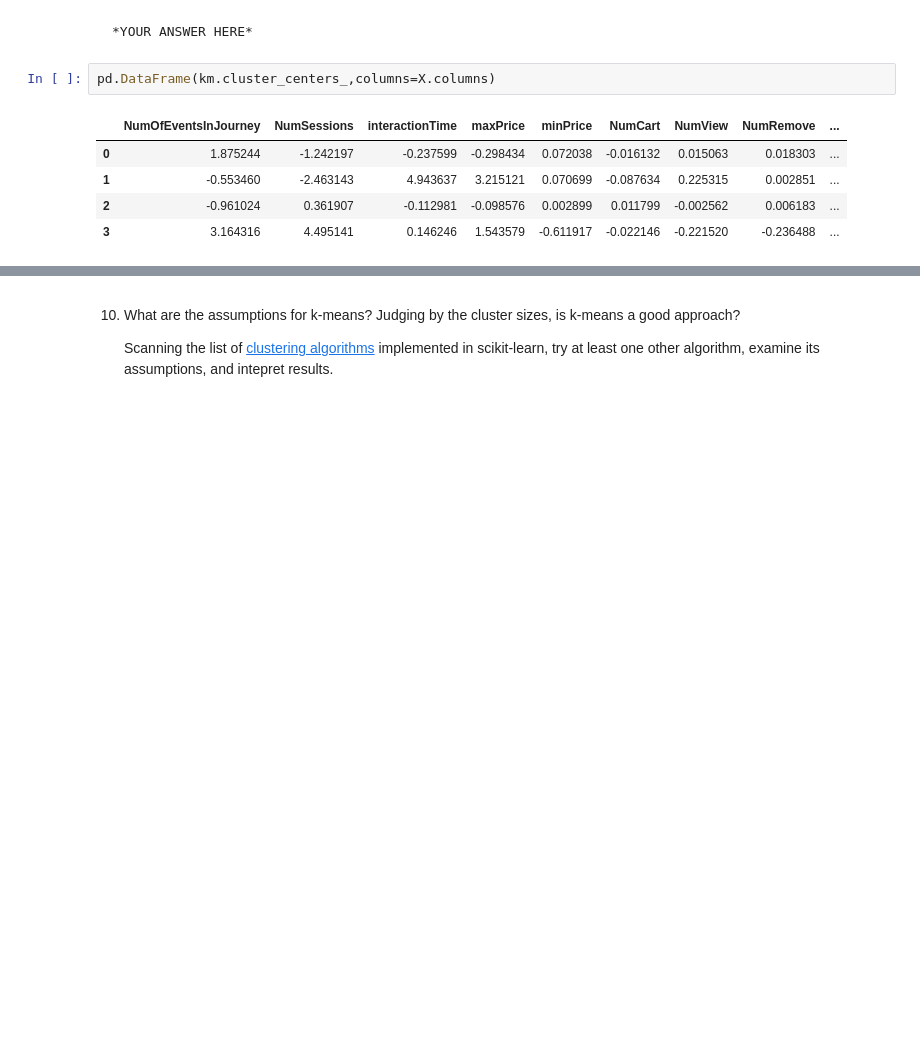
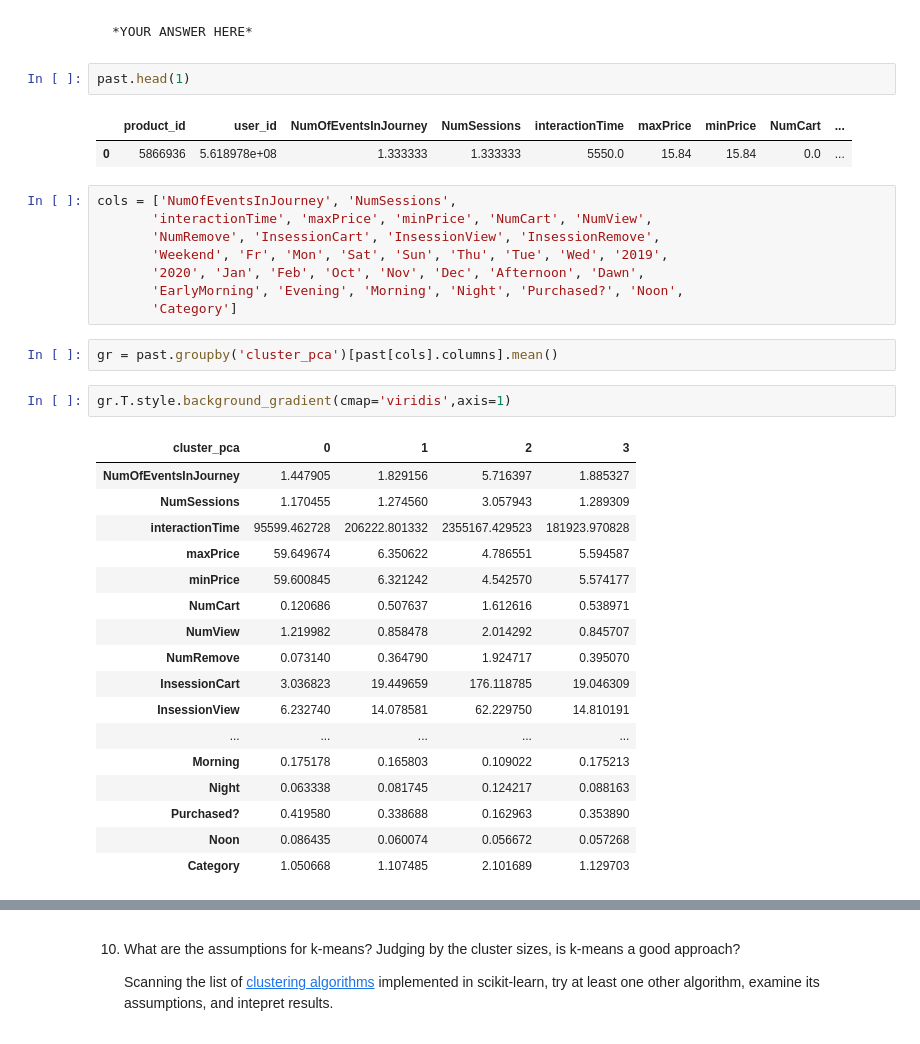
Before and after one commit to davins90/environment_4b, a Jupyter notebook: assignments/week-08-unsupervised-ml/nb/new-product-launch.ipynb, the cells around one changed output, grey strips where cells are left out. Drawn from its saved outputs; the diff is of its cells as text; blank space fills up the shorter version.

```diff
--- a/assignments/week-08-unsupervised-ml/nb/new-product-launch.ipynb
+++ b/assignments/week-08-unsupervised-ml/nb/new-product-launch.ipynb
@@ -343,11 +304,38 @@ Name: cluster_pca, dtype: int64
     **Note**. This is probably the most important part as far as the business stakeholders are concerned: "*What can I do with your results?*" The math, modeling part is relatively easy, compared to actionable recommendations you make for business. Thus, before jumping on a different algorithm for the given task, do you best to 1) understand the data in depth 2) keep buisiness use cases in mind throughout all steps.
 # %% [markdown]
     *YOUR ANSWER HERE*
-# %%
-pd.DataFrame(km.cluster_centers_,columns=X.columns)
-# %% [output]
-|  | NumOfEventsInJourney | NumSessions | interactionTime | maxPrice | minPrice | NumCart | NumView | NumRemove | ... |
-| 0 | 1.875244 | -1.242197 | -0.237599 | -0.298434 | 0.072038 | -0.016132 | 0.015063 | 0.018303 | ... |
-| 1 | -0.553460 | -2.463143 | 4.943637 | 3.215121 | 0.070699 | -0.087634 | 0.225315 | 0.002851 | ... |
-| 2 | -0.961024 | 0.361907 | -0.112981 | -0.098576 | 0.002899 | 0.011799 | -0.002562 | 0.006183 | ... |
-| 3 | 3.164316 | 4.495141 | 0.146246 | 1.543579 | -0.611917 | -0.022146 | -0.221520 | -0.236488 | ... |
+# %%
+past.head(1)
+# %% [output]
+|  | product_id | user_id | NumOfEventsInJourney | NumSessions | interactionTime | maxPrice | minPrice | NumCart | ... |
+| 0 | 5866936 | 5.618978e+08 | 1.333333 | 1.333333 | 5550.0 | 15.84 | 15.84 | 0.0 | ... |
+# %%
+cols = ['NumOfEventsInJourney', 'NumSessions',
+       'interactionTime', 'maxPrice', 'minPrice', 'NumCart', 'NumView',
+       'NumRemove', 'InsessionCart', 'InsessionView', 'InsessionRemove',
+       'Weekend', 'Fr', 'Mon', 'Sat', 'Sun', 'Thu', 'Tue', 'Wed', '2019',
+       '2020', 'Jan', 'Feb', 'Oct', 'Nov', 'Dec', 'Afternoon', 'Dawn',
+       'EarlyMorning', 'Evening', 'Morning', 'Night', 'Purchased?', 'Noon',
+       'Category']
+# %%
+gr = past.groupby('cluster_pca')[past[cols].columns].mean()
+# %%
+gr.T.style.background_gradient(cmap='viridis',axis=1)
+# %% [output]
+| cluster_pca | 0 | 1 | 2 | 3 |
+| NumOfEventsInJourney | 1.447905 | 1.829156 | 5.716397 | 1.885327 |
+| NumSessions | 1.170455 | 1.274560 | 3.057943 | 1.289309 |
+| interactionTime | 95599.462728 | 206222.801332 | 2355167.429523 | 181923.970828 |
+| maxPrice | 59.649674 | 6.350622 | 4.786551 | 5.594587 |
+| minPrice | 59.600845 | 6.321242 | 4.542570 | 5.574177 |
+| NumCart | 0.120686 | 0.507637 | 1.612616 | 0.538971 |
+| NumView | 1.219982 | 0.858478 | 2.014292 | 0.845707 |
+| NumRemove | 0.073140 | 0.364790 | 1.924717 | 0.395070 |
+| InsessionCart | 3.036823 | 19.449659 | 176.118785 | 19.046309 |
+| InsessionView | 6.232740 | 14.078581 | 62.229750 | 14.810191 |
+| ... | ... | ... | ... | ... |
+| Morning | 0.175178 | 0.165803 | 0.109022 | 0.175213 |
+| Night | 0.063338 | 0.081745 | 0.124217 | 0.088163 |
+| Purchased? | 0.419580 | 0.338688 | 0.162963 | 0.353890 |
+| Noon | 0.086435 | 0.060074 | 0.056672 | 0.057268 |
+| Category | 1.050668 | 1.107485 | 2.101689 | 1.129703 |
```
Also changed, not shown: parts of 54 cells of this notebook.
